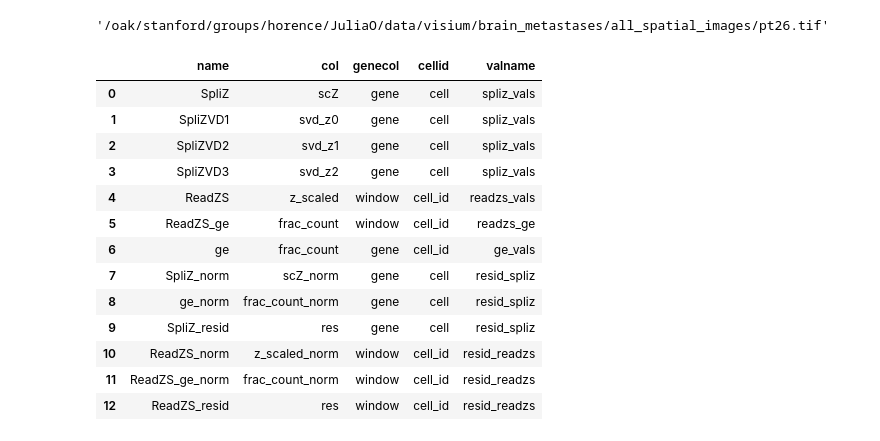
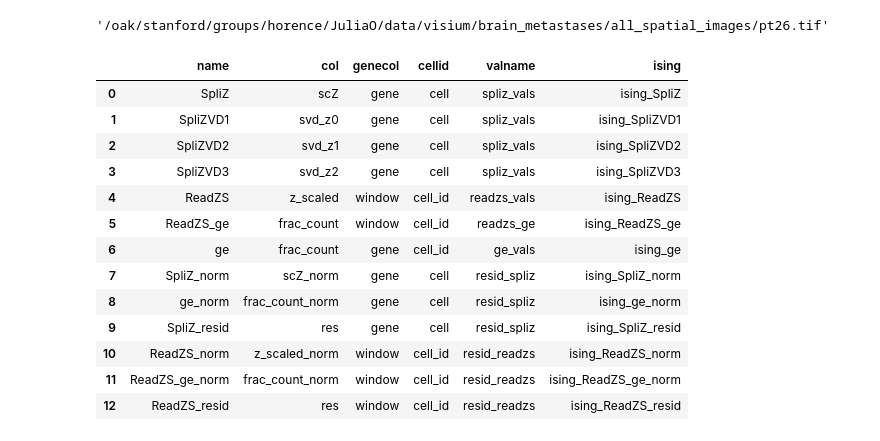
Before and after one commit to juliaolivieri/visium_analysis, a Jupyter notebook: notebooks/make_samplesheet.ipynb, the cells around one changed output. Cells and saved outputs as stored; diff of their text form; code cells hidden in the pictures.

```diff
--- a/notebooks/make_samplesheet.ipynb
+++ b/notebooks/make_samplesheet.ipynb
@@ -186,100 +302,113 @@ out[out["dataname"] == "p20218-s001_L1"]["image"].iloc[0]
 # %% [output]
 '/oak/stanford/groups/horence/JuliaO/data/visium/brain_metastases/all_spatial_images/pt26.tif'
 # %%
-out = {"name" : [], "col" : [], "genecol" : [],  "cellid" : [], "valname" : []}
+out = {"name" : [], "col" : [], "genecol" : [],  "cellid" : [], "valname" : [], "ising" : []}
 out["name"].append("SpliZ")
 out["col"].append("scZ")
 out["genecol"].append("gene")
 out["cellid"].append("cell")
 out["valname"].append("spliz_vals")
+out["ising"].append("ising_SpliZ")
 
 out["name"].append("SpliZVD1")
 out["col"].append("svd_z0")
 out["genecol"].append("gene")
 out["cellid"].append("cell")
 out["valname"].append("spliz_vals")
+out["ising"].append("ising_SpliZVD1")
 
 out["name"].append("SpliZVD2")
 out["col"].append("svd_z1")
 out["genecol"].append("gene")
 out["cellid"].append("cell")
 out["valname"].append("spliz_vals")
+out["ising"].append("ising_SpliZVD2")
 
 out["name"].append("SpliZVD3")
 out["col"].append("svd_z2")
 out["genecol"].append("gene")
 out["cellid"].append("cell")
 out["valname"].append("spliz_vals")
+out["ising"].append("ising_SpliZVD3")
 
 out["name"].append("ReadZS")
 out["col"].append("z_scaled")
 out["genecol"].append("window")
 out["cellid"].append("cell_id")
 out["valname"].append("readzs_vals")
+out["ising"].append("ising_ReadZS")
 
 out["name"].append("ReadZS_ge")
 out["col"].append("frac_count")
 out["genecol"].append("window")
 out["cellid"].append("cell_id")
 out["valname"].append("readzs_ge")
+out["ising"].append("ising_ReadZS_ge")
 
 out["name"].append("ge")
 out["col"].append("frac_count")
 out["genecol"].append("gene")
 out["cellid"].append("cell_id")
 out["valname"].append("ge_vals")
+out["ising"].append("ising_ge")
 
 out["name"].append("SpliZ_norm")
 out["col"].append("scZ_norm")
 out["genecol"].append("gene")
 out["cellid"].append("cell")
 out["valname"].append("resid_spliz")
+out["ising"].append("ising_SpliZ_norm")
 
 out["name"].append("ge_norm")
 out["col"].append("frac_count_norm")
 out["genecol"].append("gene")
 out["cellid"].append("cell")
 out["valname"].append("resid_spliz")
+out["ising"].append("ising_ge_norm")
 
 out["name"].append("SpliZ_resid")
 out["col"].append("res")
 out["genecol"].append("gene")
 out["cellid"].append("cell")
 out["valname"].append("resid_spliz")
+out["ising"].append("ising_SpliZ_resid")
 
 out["name"].append("ReadZS_norm")
 out["col"].append("z_scaled_norm")
 out["genecol"].append("window")
 out["cellid"].append("cell_id")
 out["valname"].append("resid_readzs")
+out["ising"].append("ising_ReadZS_norm")
 
 out["name"].append("ReadZS_ge_norm")
 out["col"].append("frac_count_norm")
 out["genecol"].append("window")
 out["cellid"].append("cell_id")
 out["valname"].append("resid_readzs")
+out["ising"].append("ising_ReadZS_ge_norm")
 
 out["name"].append("ReadZS_resid")
 out["col"].append("res")
 out["genecol"].append("window")
 out["cellid"].append("cell_id")
 out["valname"].append("resid_readzs")
+out["ising"].append("ising_ReadZS_resid")
 
 out = pd.DataFrame.from_dict(out)
 out.to_csv("output/make_samplesheet/scores.csv",index=False)
 out
 # %% [output]
-|  | name | col | genecol | cellid | valname |
-| 0 | SpliZ | scZ | gene | cell | spliz_vals |
-| 1 | SpliZVD1 | svd_z0 | gene | cell | spliz_vals |
-| 2 | SpliZVD2 | svd_z1 | gene | cell | spliz_vals |
-| 3 | SpliZVD3 | svd_z2 | gene | cell | spliz_vals |
-| 4 | ReadZS | z_scaled | window | cell_id | readzs_vals |
-| 5 | ReadZS_ge | frac_count | window | cell_id | readzs_ge |
-| 6 | ge | frac_count | gene | cell_id | ge_vals |
-| 7 | SpliZ_norm | scZ_norm | gene | cell | resid_spliz |
-| 8 | ge_norm | frac_count_norm | gene | cell | resid_spliz |
-| 9 | SpliZ_resid | res | gene | cell | resid_spliz |
-| 10 | ReadZS_norm | z_scaled_norm | window | cell_id | resid_readzs |
-| 11 | ReadZS_ge_norm | frac_count_norm | window | cell_id | resid_readzs |
-| 12 | ReadZS_resid | res | window | cell_id | resid_readzs |
+|  | name | col | genecol | cellid | valname | ising |
+| 0 | SpliZ | scZ | gene | cell | spliz_vals | ising_SpliZ |
+| 1 | SpliZVD1 | svd_z0 | gene | cell | spliz_vals | ising_SpliZVD1 |
+| 2 | SpliZVD2 | svd_z1 | gene | cell | spliz_vals | ising_SpliZVD2 |
+| 3 | SpliZVD3 | svd_z2 | gene | cell | spliz_vals | ising_SpliZVD3 |
+| 4 | ReadZS | z_scaled | window | cell_id | readzs_vals | ising_ReadZS |
+| 5 | ReadZS_ge | frac_count | window | cell_id | readzs_ge | ising_ReadZS_ge |
+| 6 | ge | frac_count | gene | cell_id | ge_vals | ising_ge |
+| 7 | SpliZ_norm | scZ_norm | gene | cell | resid_spliz | ising_SpliZ_norm |
+| 8 | ge_norm | frac_count_norm | gene | cell | resid_spliz | ising_ge_norm |
+| 9 | SpliZ_resid | res | gene | cell | resid_spliz | ising_SpliZ_resid |
+| 10 | ReadZS_norm | z_scaled_norm | window | cell_id | resid_readzs | ising_ReadZS_norm |
+| 11 | ReadZS_ge_norm | frac_count_norm | window | cell_id | resid_readzs | ising_ReadZS_ge_norm |
+| 12 | ReadZS_resid | res | window | cell_id | resid_readzs | ising_ReadZS_resid |
```
Also changed, not shown: parts of 4 cells of this notebook, 10 other files.
